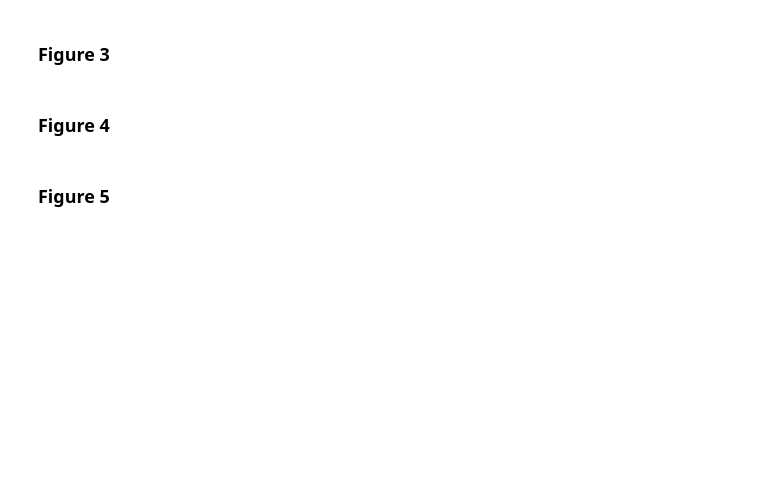
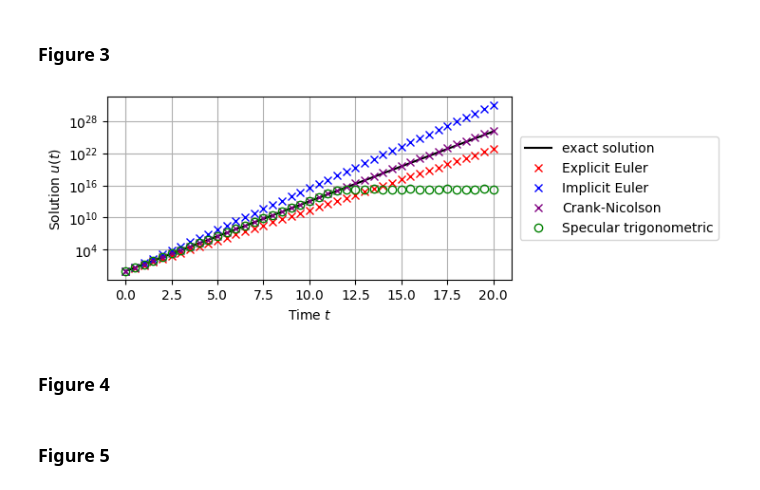
Before and after one commit to kyjung2357/specular-differentiation, a Jupyter notebook: examples/ode/Nonlinear numerical schemes using specular differentiation for IVP for 1st-order ODEs.ipynb, the cells around one changed output. Cells and saved outputs as stored; diff of their text form; code cells hidden in the pictures; blank space fills up the shorter version.

```diff
--- a/examples/ode/Nonlinear numerical schemes using specular differentiation for IVP for 1st-order ODEs.ipynb
+++ b/examples/ode/Nonlinear numerical schemes using specular differentiation for IVP for 1st-order ODEs.ipynb
@@ -64,5 +125,64 @@ for h in [0.08, 0.09, 0.1, 0.11, 0.12]:
 # %% [markdown]
 ### Figure 3
+# %%
+t_0 = 0.0
+T = 20.0
+h = 0.1
+
+def F(t, u):
+    return 3*u
+
+def exact_sol(t):
+    return np.exp(3*t)
+
+def u_0(t_0):
+    return exact_sol(t_0)
+
+u_1 = exact_sol(t_0 + h)
+
+result_EE = specular.ode.solver.classical_scheme(F, t_0=t_0, u_0=u_0, T=T, h=h, scheme="explicit Euler").values()
+result_IE = specular.ode.solver.classical_scheme(F, t_0=t_0, u_0=u_0, T=T, h=h, scheme="implicit Euler").values()
+result_CN = specular.ode.solver.classical_scheme(F, t_0=t_0, u_0=u_0, T=T, h=h, scheme="Crank-Nicolson").values()
+result_ST = specular.trigonometric_scheme(F, t_0=t_0, u_0=u_0, u_1=u_1, T=T, h=h).values()
+
+
+exact_solution = np.array([exact_sol(t) for t in result_EE[0]])
+
+visual_percentage = 0.2
+step = max(1, int(len(result_EE[0]) / (len(result_EE[0]) * visual_percentage)))
+
+plt.figure(figsize=(5.5, 2.5))
+
+plt.plot(result_EE[0][::step], exact_solution[::step], color='black', label='exact solution')
+
+plt.plot(result_EE[0][::step], result_EE[1][::step],  marker='x', linestyle='None',
+         markerfacecolor='none',
+         markeredgecolor='red',
+         label='Explicit Euler')
+
+plt.plot(result_IE[0][::step], result_IE[1][::step],  marker='x', linestyle='None',
+         markerfacecolor='none',
+         markeredgecolor='blue',
+         label='Implicit Euler')
+
+plt.plot(result_CN[0][::step], result_CN[1][::step],  marker='x', linestyle='None',
+         markerfacecolor='none',
+         markeredgecolor='purple',
+         label='Crank-Nicolson')
+
+plt.plot(result_ST[0][::step], result_ST[1][::step],  marker='o', linestyle='None',
+         markerfacecolor='none',
+         markeredgecolor='green',
+         label='Specular trigonometric')
+
+plt.xlabel(r"Time $t$", fontsize=10)
+plt.ylabel(r"Solution $u(t)$", fontsize=10)
+plt.grid(True)
+plt.yscale('log')
+plt.legend(loc='center left', bbox_to_anchor=(1.02, 0.5), borderaxespad=0., fontsize=10)
+plt.show()
+# %% [output]
+[figure, added]
 # %% [markdown]
 ### Figure 4
 # %% [markdown]
```
Also changed, not shown: parts of 3 cells of this notebook.
